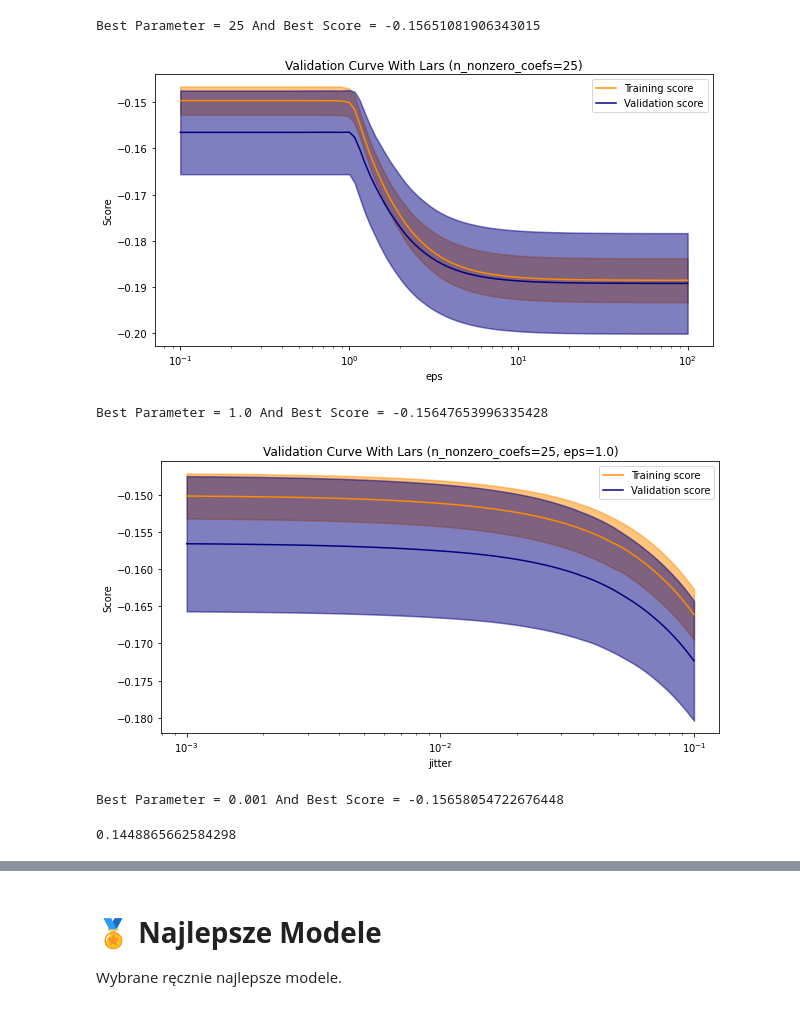
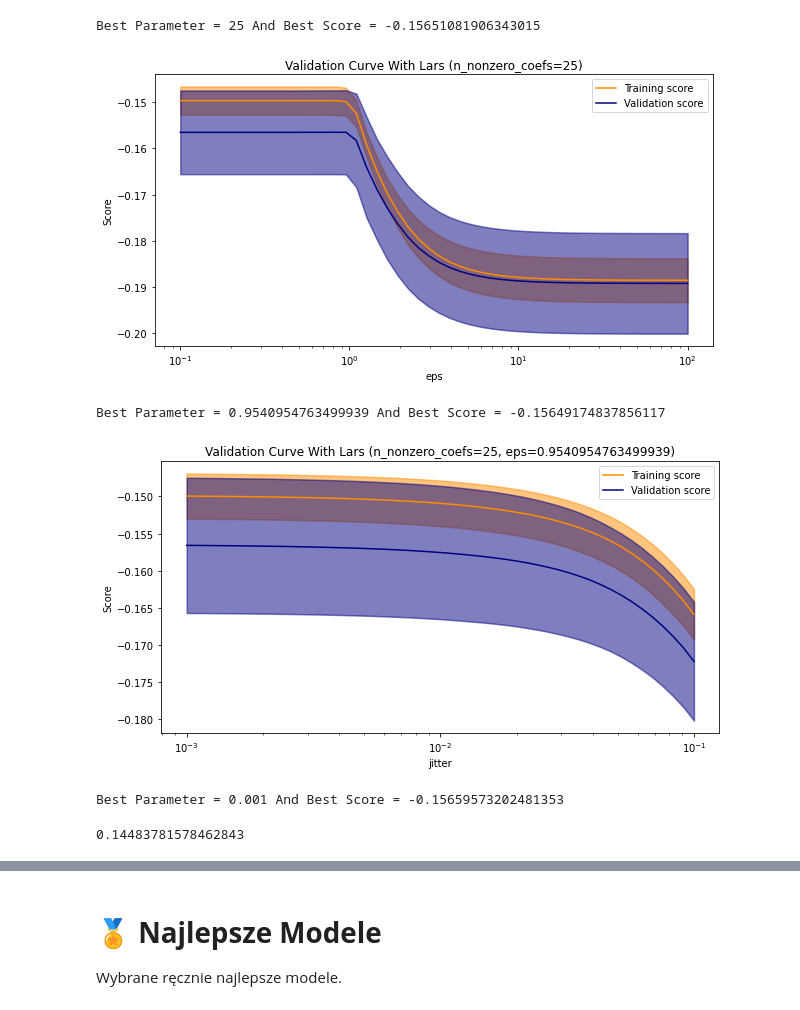
Before and after one commit to matlaczj/Predictive-Modeling-for-Student-Alcohol-Consumption, a Jupyter notebook: Projekt/projekt.ipynb, the cells around one changed output, grey strips where cells are left out. Drawn from its saved outputs; the diff is of its cells as text; code cells hidden in the pictures.

```diff
--- a/Projekt/projekt.ipynb
+++ b/Projekt/projekt.ipynb
@@ -570,32 +670,33 @@ eps, best_score, _,_ = plot_validation_curve(
     model_name = f"Lars (n_nonzero_coefs={n_nonzero_coefs})",
     X = X_train,
     y = y_train,
-    param_range = np.logspace(-1,2,100),
+    param_range = np.logspace(-1,2,50),
     param_name = "eps",
     scoring = "neg_mean_absolute_error",
     xscale = "log"
 )
 # %% [output]
 [figure]
-Best Parameter = 1.0 And Best Score = -0.15647653996335428
+Best Parameter = 0.9540954763499939 And Best Score = -0.15649174837856117
 # %%
 jitter, best_score, _,_ = plot_validation_curve(
     model = Lars(random_state=1, n_nonzero_coefs=n_nonzero_coefs, eps=eps),
     model_name = f"Lars (n_nonzero_coefs={n_nonzero_coefs}, eps={eps})",
     X = X_train,
     y = y_train,
-    param_range = np.logspace(-3,-1,100),
+    param_range = np.logspace(-3,-1,50),
     param_name = "jitter",
     scoring = "neg_mean_absolute_error",
     xscale = "log"
 )
 # %% [output]
-[figure, old version]
+[figure, new version]
-Best Parameter = 0.001 And Best Score = -0.15658054722676448
+Best Parameter = 0.001 And Best Score = -0.15659573202481353
 # %%
 model = Lars(random_state=1,n_nonzero_coefs=n_nonzero_coefs,eps=eps,jitter=jitter)
 score = test_model(model,X_train,y_train,X_test,y_test)
-best_models.append((model,score))
+parameters = {"n_nonzero_coefs":n_nonzero_coefs,"eps":eps,"jitter":jitter}
+save_model("Lars",parameters,model,score,models_parameters)
 print(score)
 # %% [output]
-0.1448865662584298
+0.14483781578462843
```
Also changed, not shown: parts of 42 cells of this notebook, 2 other files.
